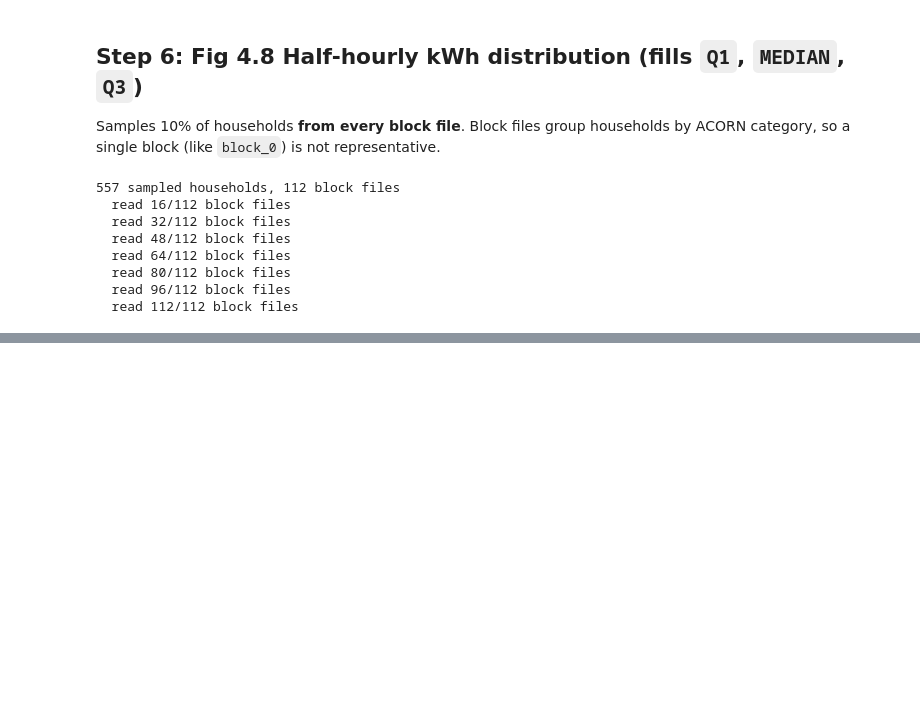
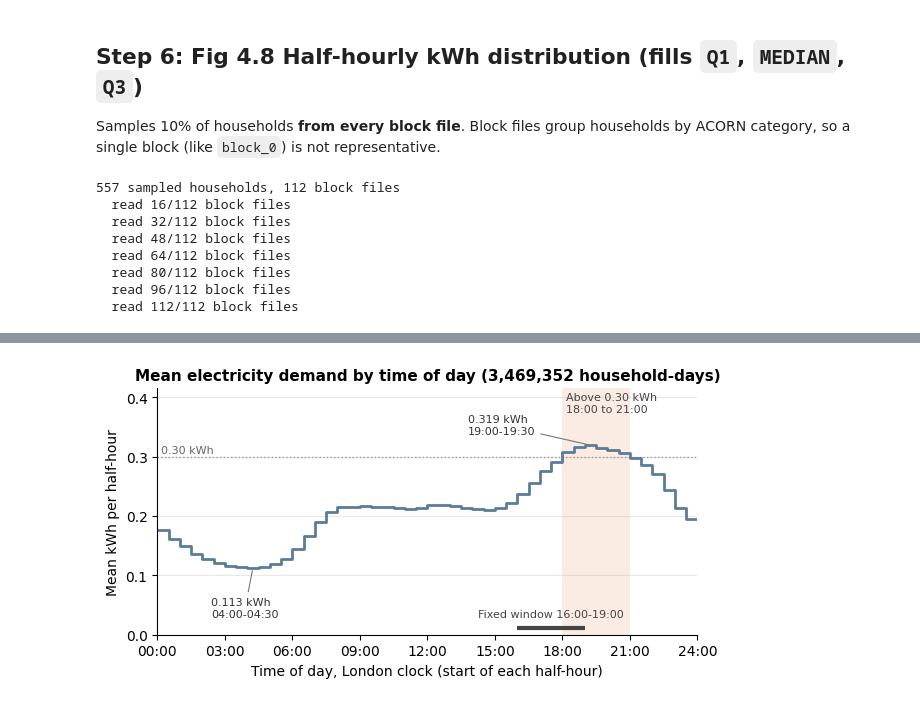
Before and after one commit to purin-kan/BigDataProj, a Jupyter notebook: src/02_section4_figures_1.ipynb, the cells around one changed output, grey strips where cells are left out. Saved outputs shown, nothing was run; the diff lists cells and outputs as text; code cells hidden in the pictures; blank space fills up the shorter version.

```diff
--- a/src/02_section4_figures_1.ipynb
+++ b/src/02_section4_figures_1.ipynb
@@ -24,9 +27,9 @@ Runtime: Steps 4 and 5 take about a minute. Step 6 reads all 112 half-hourly fil
 # Example: DATA_DIR = r"D:\data\smart-meters-in-london"
 DATA_DIR = None
 
-# Where the PNGs and numbers_for_report.txt are written. A relative path is resolved
-# against the notebook's working directory (normally the folder the notebook is in).
-OUT_DIR = "section4_figures"
+# Where the PNGs, numbers_for_report.txt and household_coverage_flags.csv are written. A relative path
+# is resolved against the notebook's working directory (normally the folder the notebook is in).
+OUT_DIR = "../outputs"
 
 SAMPLE_FRAC = 0.10   # share of households per block file used for Fig 4.8
 SEED = 431
@@ -35,6 +38,10 @@ SEED = 431
 USABLE_READINGS = 44         # a day is usable with at least this many of its 48 half-hourly readings
 COVERAGE_MIN = 0.90          # share of usable days needed: over a household's own 2013 period, and within a 2012 month
 MIN_USABLE_MONTHS_2012 = 6   # usable 2012 months needed for the year-over-year subset
+
+# Diagnostics only: neither changes the rule or the counts above.
+SHORT_SPAN_DAYS_2013 = 300   # 2013 periods shorter than this are counted separately (see below)
+MONTH_SENSITIVITY = 0.50     # alternative usable-month threshold, to show how much the 2012 count depends on it
 # %% [markdown]
 ## Step 2: Environment check
 
@@ -468,0 +512,88 @@ print(f"{len(kwh):,} readings, mean {kwh.mean():.4f} kWh")
+# %%
+HH_COLS = [f"hh_{k}" for k in range(48)]
+PEAK_LEVEL = 0.30        # kWh per half-hour: half-hours above this form the evening peak band
+FIXED_WINDOW = (16, 19)  # fixed evening peak window of report Section 5.1, London hours
+
+
+def interval_label(k):
+    """Half-hour k (0 = 00:00-00:30) as 'HH:MM-HH:MM'."""
+    a, b = k * 30, (k + 1) * 30 % 1440
+    return f"{a // 60:02d}:{a % 60:02d}-{b // 60:02d}:{b % 60:02d}"
+
+
+hh_files = sorted((dataset_dir / "hhblock_dataset").rglob("block_*.csv"))
+if not hh_files:
+    raise FileNotFoundError(f"No block_*.csv files under {dataset_dir / 'hhblock_dataset'}")
+sum_by_day = count_by_day = None
+n_household_days = 0
+for path in hh_files:
+    block_hh = pd.read_csv(path, usecols=["day"] + HH_COLS, na_values=["Null"])
+    n_household_days += len(block_hh)
+    s, c = block_hh.groupby("day")[HH_COLS].sum(), block_hh.groupby("day")[HH_COLS].count()
+    sum_by_day = s if sum_by_day is None else sum_by_day.add(s, fill_value=0)
+    count_by_day = c if count_by_day is None else count_by_day.add(c, fill_value=0)
+del block_hh
+print(f"{n_household_days:,} household-days from {len(hh_files)} hhblock files")
+
+# Column hh_k of a row dated D is the reading stamped D + k x 30 min (GMT): the half-hour that ENDED then.
+days = pd.to_datetime(sum_by_day.index)
+stamp = pd.DatetimeIndex((days.values[:, None] + (np.arange(48) * 30).astype("timedelta64[m]")[None, :]).ravel())
+start_london = (stamp - pd.Timedelta(minutes=30)).tz_localize("UTC").tz_convert("Europe/London")
+slot = (start_london.hour * 2 + start_london.minute // 30).to_numpy()
+profile = (np.bincount(slot, weights=sum_by_day.to_numpy().ravel(), minlength=48)
+           / np.bincount(slot, weights=count_by_day.to_numpy().ravel(), minlength=48))
+gmt_profile = sum_by_day.sum().to_numpy() / count_by_day.sum().to_numpy()  # grouped by the GMT stamp, for comparison
+
+low_k, peak_k = int(profile.argmin()), int(profile.argmax())
+above = np.flatnonzero(profile > PEAK_LEVEL)
+assert (np.diff(above) == 1).all(), "half-hours above the peak level are not one contiguous block"
+band_start, band_end = int(above[0]), int(above[-1]) + 1
+in_window = int(((above >= FIXED_WINDOW[0] * 2) & (above < FIXED_WINDOW[1] * 2)).sum())
+
+print(f"Lowest half-hour:  {interval_label(low_k)}  {profile[low_k]:.3f} kWh")
+print(f"Highest half-hour: {interval_label(peak_k)}  {profile[peak_k]:.3f} kWh  ({profile[peak_k] / profile[low_k]:.2f} x the lowest)")
+print(f"Half-hours above {PEAK_LEVEL} kWh: {len(above)}, {interval_label(band_start).split('-')[0]} to "
+      f"{interval_label(band_end - 1).split('-')[1]}")
+print(f"Of these, inside the fixed {FIXED_WINDOW[0]:02d}:00-{FIXED_WINDOW[1]:02d}:00 window: {in_window}")
+print(f"For comparison, grouped by the GMT stamp instead: highest {gmt_profile.max():.3f} kWh "
+      f"(stamp {interval_label(int(gmt_profile.argmax()) - 1).split('-')[1]}), "
+      f"{int((gmt_profile > PEAK_LEVEL).sum())} half-hours above {PEAK_LEVEL} kWh")
+
+fig, ax = plt.subplots(figsize=(6.5, 3.4))
+x = np.arange(49) / 2
+ax.axvspan(band_start / 2, band_end / 2, color=TOU, alpha=0.14, lw=0)
+ax.axhline(PEAK_LEVEL, color="#999", ls=":", lw=1)
+ax.step(x, np.append(profile, profile[-1]), where="post", color=STD, lw=2)
+top = profile.max() * 1.30
+ax.set_ylim(0, top)
+ax.set_xlim(0, 24)
+ax.text(band_start / 2 + 0.15, top * 0.985,
+        f"Above {PEAK_LEVEL:.2f} kWh\n{interval_label(band_start).split('-')[0]} to {interval_label(band_end - 1).split('-')[1]}",
+        va="top", fontsize=8, color="#444")
+ax.text(0.15, PEAK_LEVEL + 0.006, f"{PEAK_LEVEL:.2f} kWh", fontsize=8, color="#666")
+ax.annotate(f"{profile[peak_k]:.3f} kWh\n{interval_label(peak_k)}",
+            xy=(peak_k / 2 + 0.25, profile[peak_k]), xytext=(peak_k / 2 - 5.2, profile[peak_k] * 1.06),
+            fontsize=8, color="#333", arrowprops={"arrowstyle": "-", "color": "#777", "lw": 0.8})
+ax.annotate(f"{profile[low_k]:.3f} kWh\n{interval_label(low_k)}",
+            xy=(low_k / 2 + 0.25, profile[low_k]), xytext=(low_k / 2 - 1.6, 0.03),
+            fontsize=8, color="#333", arrowprops={"arrowstyle": "-", "color": "#777", "lw": 0.8})
+ax.plot([FIXED_WINDOW[0], FIXED_WINDOW[1]], [0.012, 0.012], color="#444", lw=3, solid_capstyle="butt")
+ax.text((FIXED_WINDOW[0] + FIXED_WINDOW[1]) / 2, 0.03,
+        f"Fixed window {FIXED_WINDOW[0]:02d}:00-{FIXED_WINDOW[1]:02d}:00", ha="center", fontsize=8, color="#444")
+ax.set_xticks(range(0, 25, 3), [f"{h:02d}:00" for h in range(0, 25, 3)])
+ax.set_xlabel("Time of day, London clock (start of each half-hour)")
+ax.set_ylabel("Mean kWh per half-hour")
+ax.set_title(f"Mean electricity demand by time of day ({n_household_days:,} household-days)")
+ax.grid(axis="y", alpha=0.3)
+fig.tight_layout()
+fig.savefig(OUT / "fig4_7_load_profile.png", dpi=200)
+plt.show()
+
+report["Load profile: lowest half-hour"] = f"{interval_label(low_k)}, {profile[low_k]:.3f} kWh"
+report["Load profile: highest half-hour"] = (f"{interval_label(peak_k)}, {profile[peak_k]:.3f} kWh "
+                                             f"({profile[peak_k] / profile[low_k]:.2f} x the lowest)")
+report["Load profile: above 0.30 kWh"] = (f"{len(above)} half-hours, {interval_label(band_start).split('-')[0]} to "
+                                          f"{interval_label(band_end - 1).split('-')[1]}; {in_window} inside "
+                                          f"{FIXED_WINDOW[0]:02d}:00-{FIXED_WINDOW[1]:02d}:00")
+report["Load profile: household-days"] = n_household_days
+# %% [output]
@@ -468,0 +606 @@ print(f"{len(kwh):,} readings, mean {kwh.mean():.4f} kWh")
+[figure, added]
```
Also changed, not shown: parts of 16 cells of this notebook, 8 other files.
